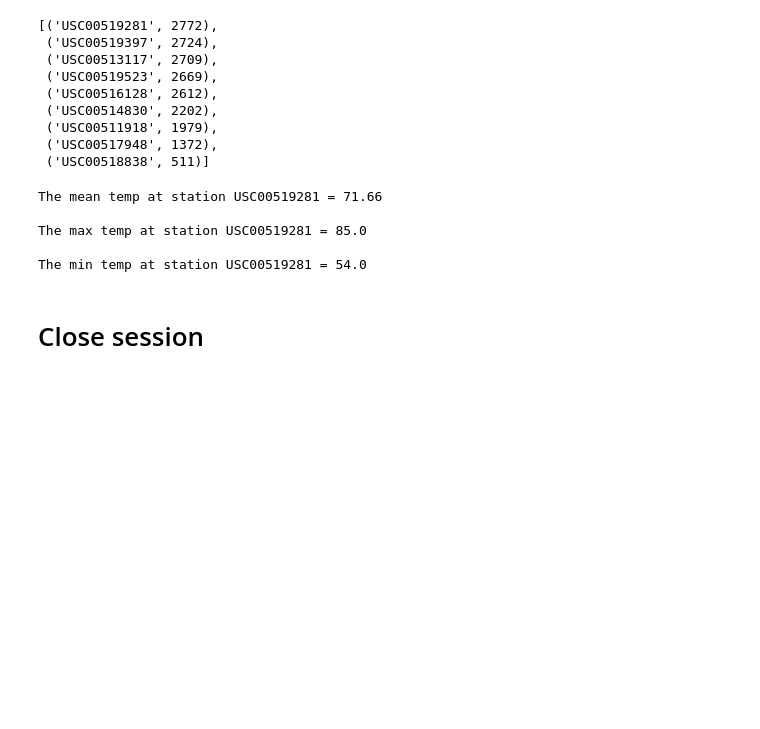
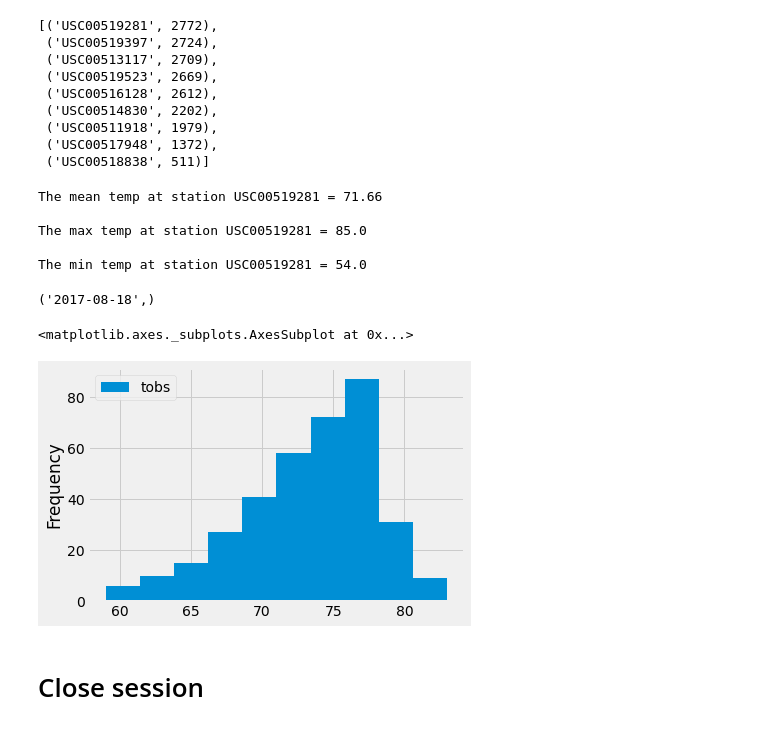
Before and after one commit to reyno255/sqlalchemy-challenge, a Jupyter notebook: climate_starter.ipynb, the cells around one changed output. Saved outputs shown, nothing was run; the diff lists cells and outputs as text; code cells hidden in the pictures; blank space fills up the shorter version.

```diff
--- a/climate_starter.ipynb
+++ b/climate_starter.ipynb
@@ -183,10 +183,27 @@ The min temp at station USC00519281 = 54.0
 # %%
 # Using the most active station id
 # Query the last 12 months of temperature observation data for this station and plot the results as a histogram
+most_active_enddate = session.query(Measurement.date).order_by(Measurement.date.desc()).\
+    filter(Measurement.station == most_active).first()
+print(most_active_enddate)
+last_year = dt.datetime(2017,8,18) - dt.timedelta(days=365)
 temp_prv_mths = session.query(Measurement.date, Measurement.tobs).\
     filter(Measurement.station == most_active).\
-    filter(Measurement.date > all()
-temp_df = pd.DataFrame(most_active_temp)
+    filter(Measurement.date > last_year).all()
+temp_lstyr_df = pd.DataFrame(temp_prv_mths)
+
+plt.xlabel('Date', fontsize=12)
+plt.ylabel('Precip (in)', fontsize=12)
+plt.xticks(rotation=90)
+plt.legend(loc='best', bbox_to_anchor=(.71,1), fontsize=10)
+plt.tight_layout()
+plt.show()
+
+temp_lstyr_df.plot.hist()
+# %% [output]
+('2017-08-18',)
+<matplotlib.axes._subplots.AxesSubplot at 0x...>
+[figure, added]
 # %% [markdown]
 # Close session
 # %%
```
